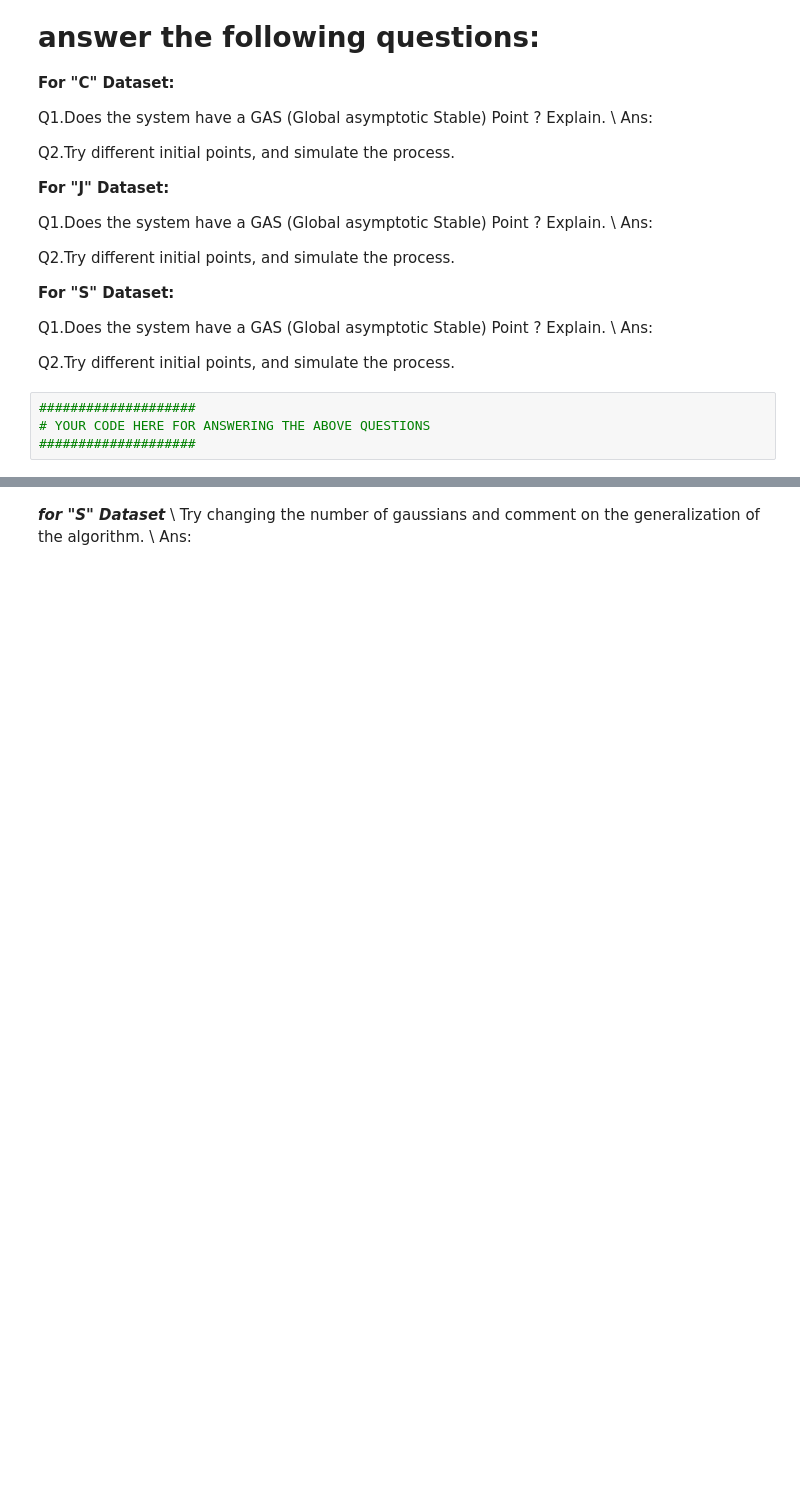
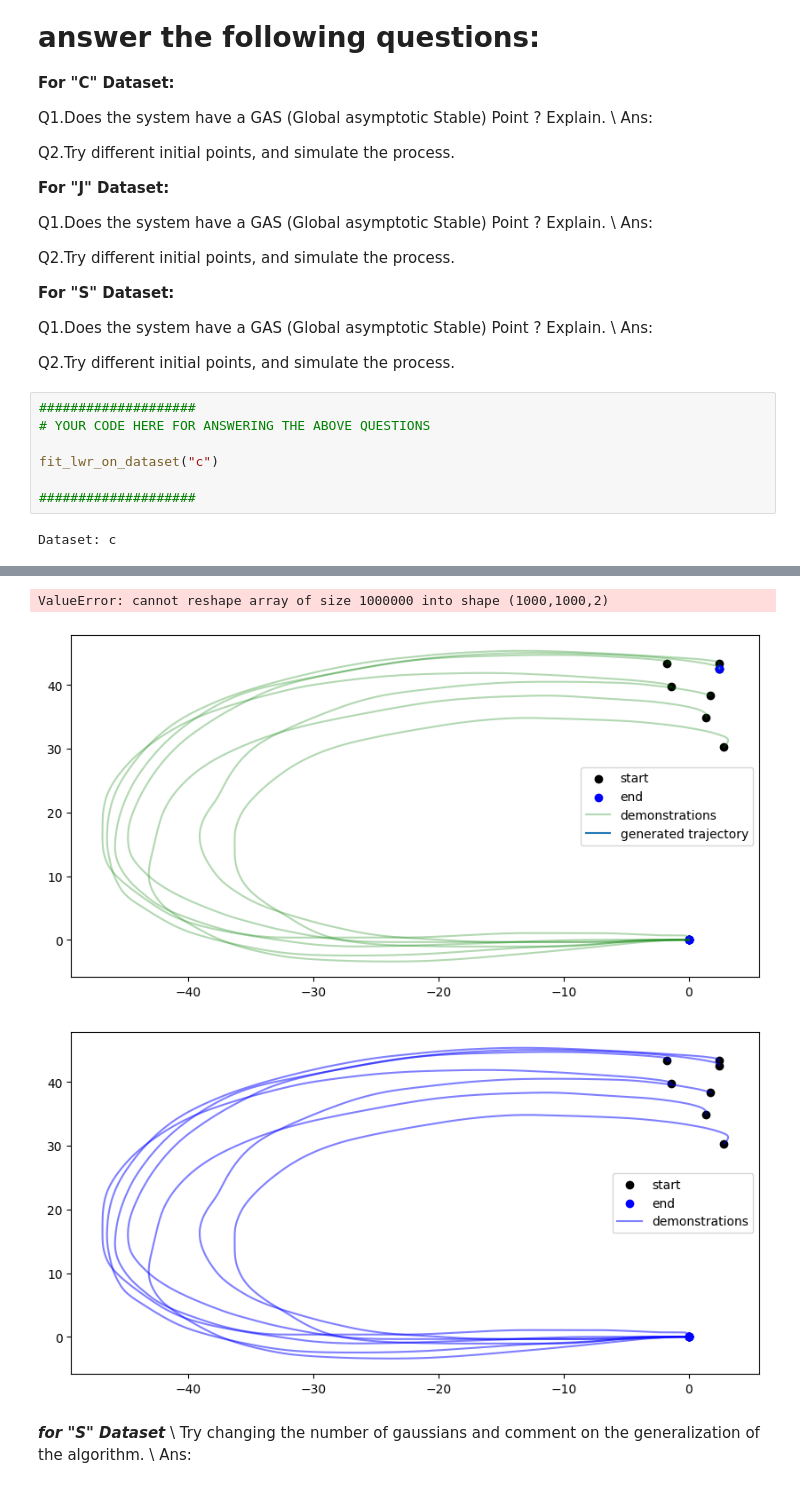
Before and after one commit to AshrithSagar/CP321-ILR-2025, a Jupyter notebook: Assignments/Assignment-3/Codes/Assignment3_RegressionTechniques(LLS,LWR).ipynb, the cells around one changed output, grey strips where cells are left out. Drawn from its saved outputs; the diff is of its cells as text; blank space fills up the shorter version.

```diff
--- a/Assignments/Assignment-3/Codes/Assignment3_RegressionTechniques(LLS,LWR).ipynb
+++ b/Assignments/Assignment-3/Codes/Assignment3_RegressionTechniques(LLS,LWR).ipynb
@@ -583,4 +581,9 @@ Q2.Try different initial points, and simulate the process.
 # %%
 ####################
 # YOUR CODE HERE FOR ANSWERING THE ABOVE QUESTIONS
+
+fit_lwr_on_dataset("c")
+
 ####################
+# %% [output]
+Dataset: c
@@ -587,3 +591,6 @@ Q2.Try different initial points, and simulate the process.
+ValueError: cannot reshape array of size 1000000 into shape (1000,1000,2)
+[figure, added]
+[figure, added]
 # %% [markdown]
 ***for "S" Dataset*** \\
 Try changing the number of gaussians and comment on the generalization of the algorithm. \\
```
Also changed, not shown: parts of 6 cells of this notebook.
